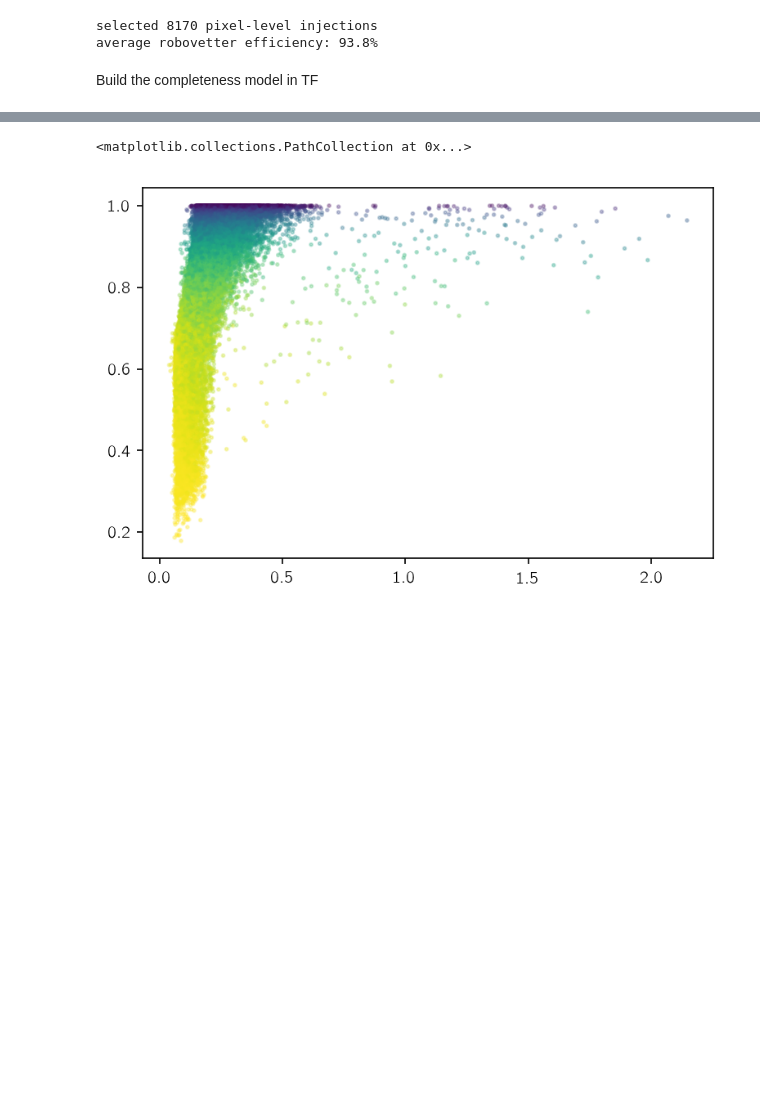
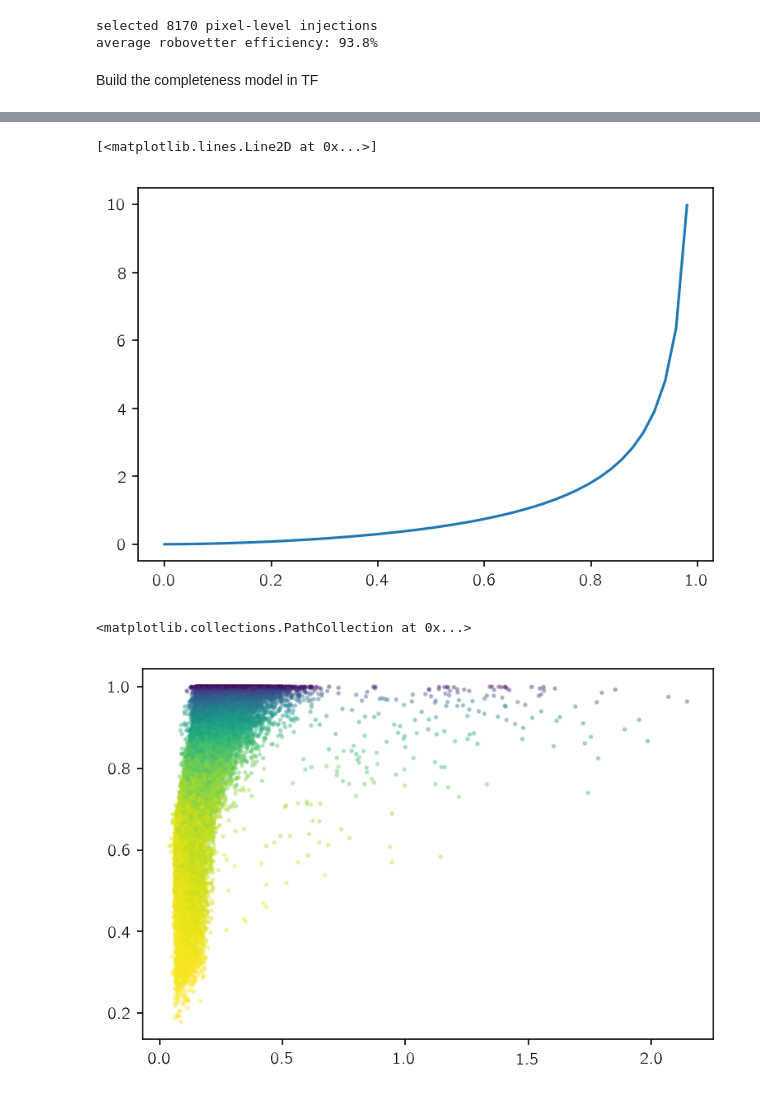
Before and after one commit to dfm/dr25, a Jupyter notebook: tf-completeness.ipynb, the cells around one changed output, grey strips where cells are left out. Saved outputs shown, nothing was run; the diff lists cells and outputs as text; code cells hidden in the pictures; blank space fills up the shorter version.

```diff
--- a/tf-completeness.ipynb
+++ b/tf-completeness.ipynb
@@ -237,3 +257,8 @@ Initial chi2: 439.0621505910606
+# %%
+plt.plot(b_grid, session.run(b_vals))
+# %% [output]
+[<matplotlib.lines.Line2D at 0x...>]
+[figure, added]
 # %%
 mes_val = session.run(mes, feed_dict=feed)
 tau_val = session.run(tau_pl, feed_dict=feed)
```
Also changed, not shown: parts of 8 cells of this notebook, 2 other files.
